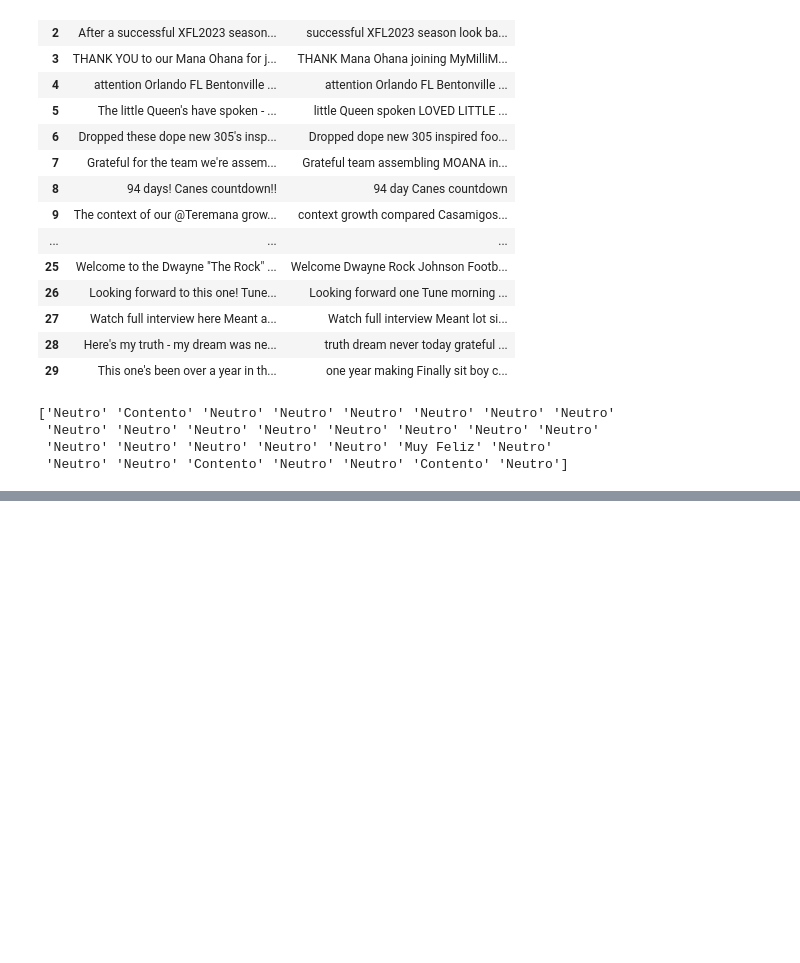
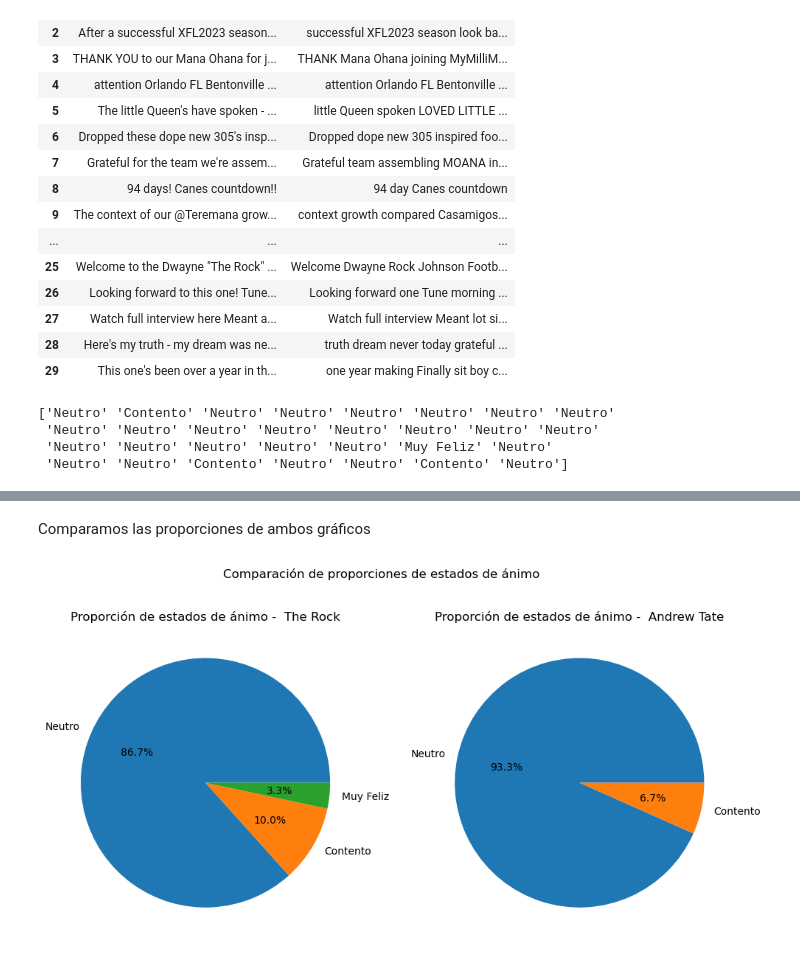
Before and after one commit to Antonio23337/Analisis-Sentimientos, a Jupyter notebook: recopilar_tweets.ipynb, the cells around one changed output, grey strips where cells are left out. Cells and saved outputs as stored; diff of their text form; code cells hidden in the pictures; blank space fills up the shorter version.

Commit message:
Creación de gráficos

```diff
--- a/recopilar_tweets.ipynb
+++ b/recopilar_tweets.ipynb
@@ -574,0 +662,15 @@ tweets_therock
+# %% [markdown]
+Comparamos las proporciones de ambos gráficos
+# %%
+fig, ax = plt.subplots(1, 2, figsize=(12, 6))
+
+ax[0].pie(prop_therock, labels=prop_therock.index, autopct='%1.1f%%')
+ax[0].set_title('Proporción de estados de ánimo -  The Rock')
+
+ax[1].pie(prop_andrew, labels=prop_andrew.index, autopct='%1.1f%%')
+ax[1].set_title('Proporción de estados de ánimo -  Andrew Tate')
+
+plt.suptitle('Comparación de proporciones de estados de ánimo')
+plt.show()
+# %% [output]
+[figure, added]
```
Also changed, not shown: parts of 24 cells of this notebook, 2 other files.
